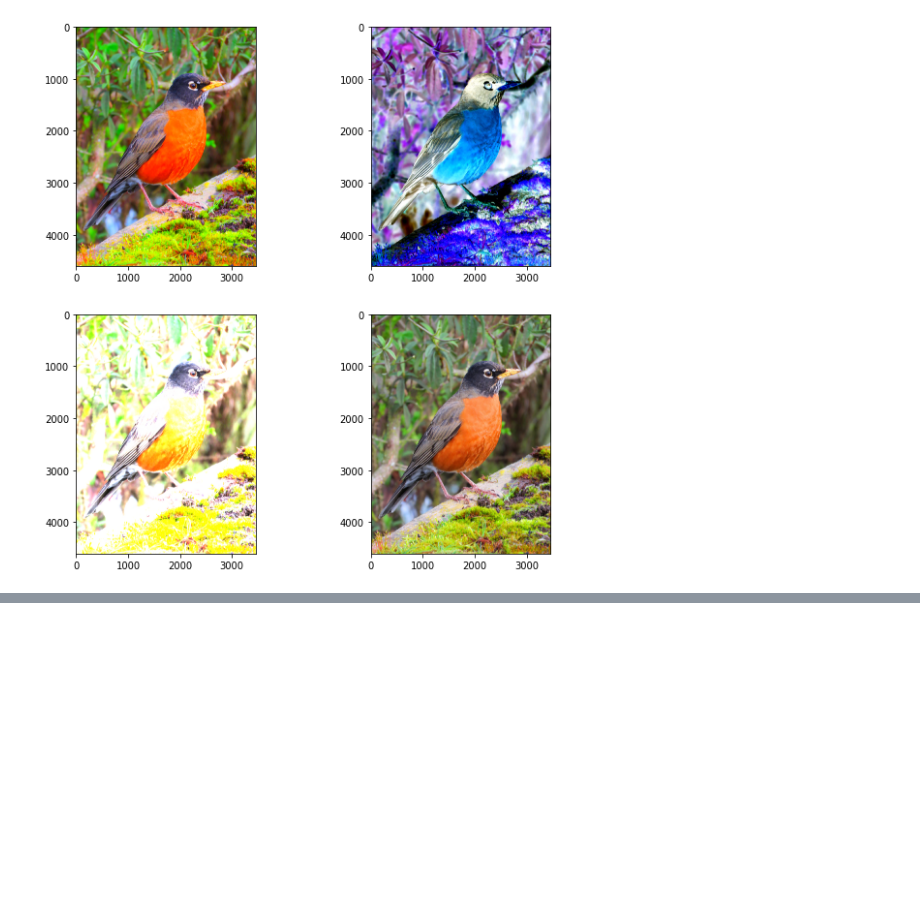
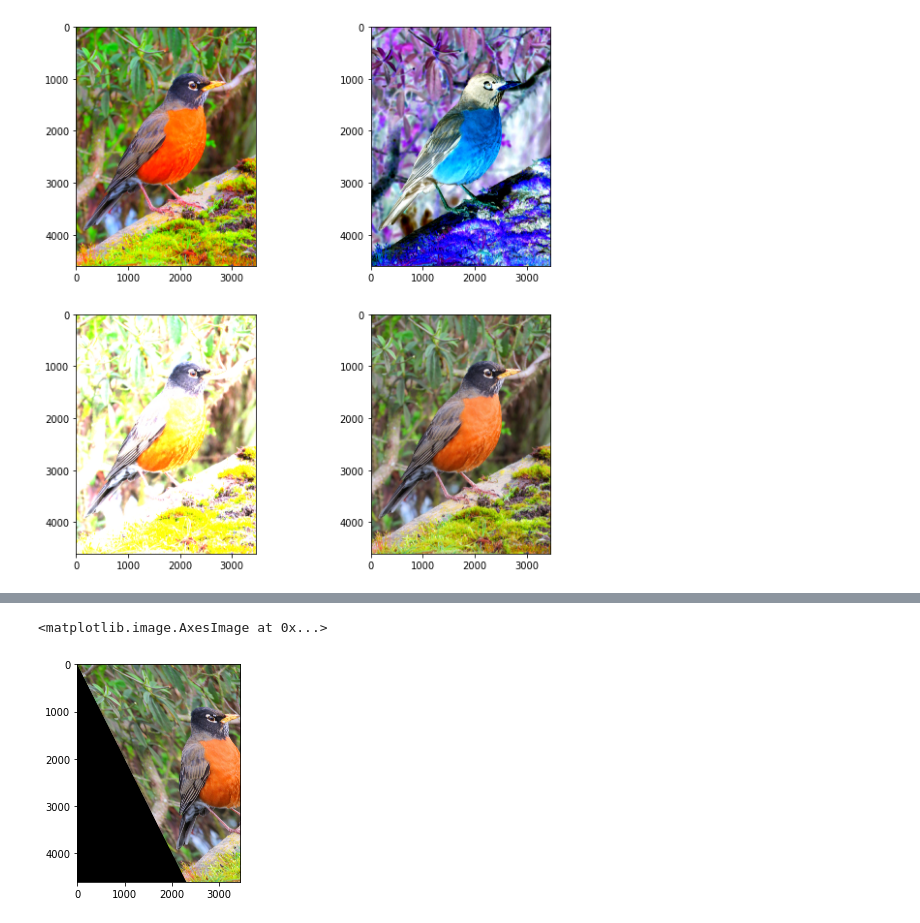
Before and after one commit to sowmR/PILSample, a Jupyter notebook: PILSample.ipynb, the cells around one changed output, grey strips where cells are left out. Saved outputs shown, nothing was run; the diff lists cells and outputs as text; code cells hidden in the pictures; blank space fills up the shorter version.

```diff
--- a/PILSample.ipynb
+++ b/PILSample.ipynb
@@ -269,0 +279,10 @@ Map a number of source quadrilaterals in  one operations
+# %%
+iT1 =image.copy()
+iT1 = iT1.transform(iT1.size,
+                   PIL.Image.AFFINE,
+                   (1,-0.5,0.5,0,1,0))
+# here last 3 value of the tuple is 0,1,0 to keep the y same after transformation (x*0+y*1+0=y)
+plt.imshow(iT1)
+# %% [output]
+<matplotlib.image.AxesImage at 0x...>
+[figure, added]
```
Also changed, not shown: parts of 3 cells of this notebook.
